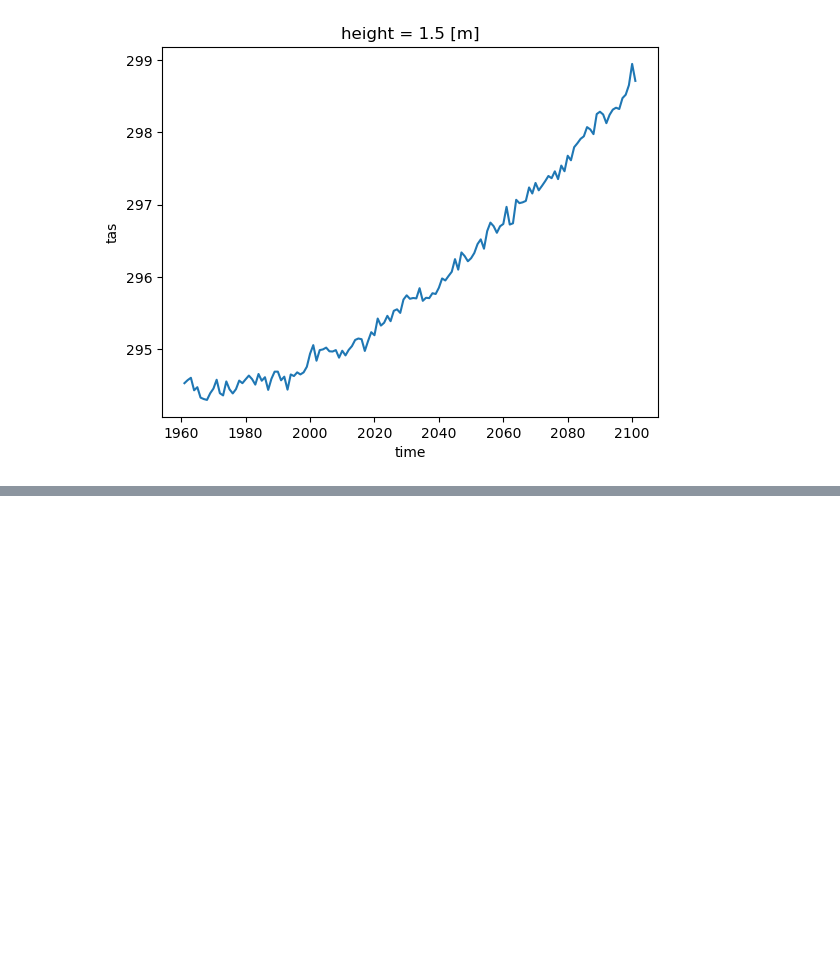
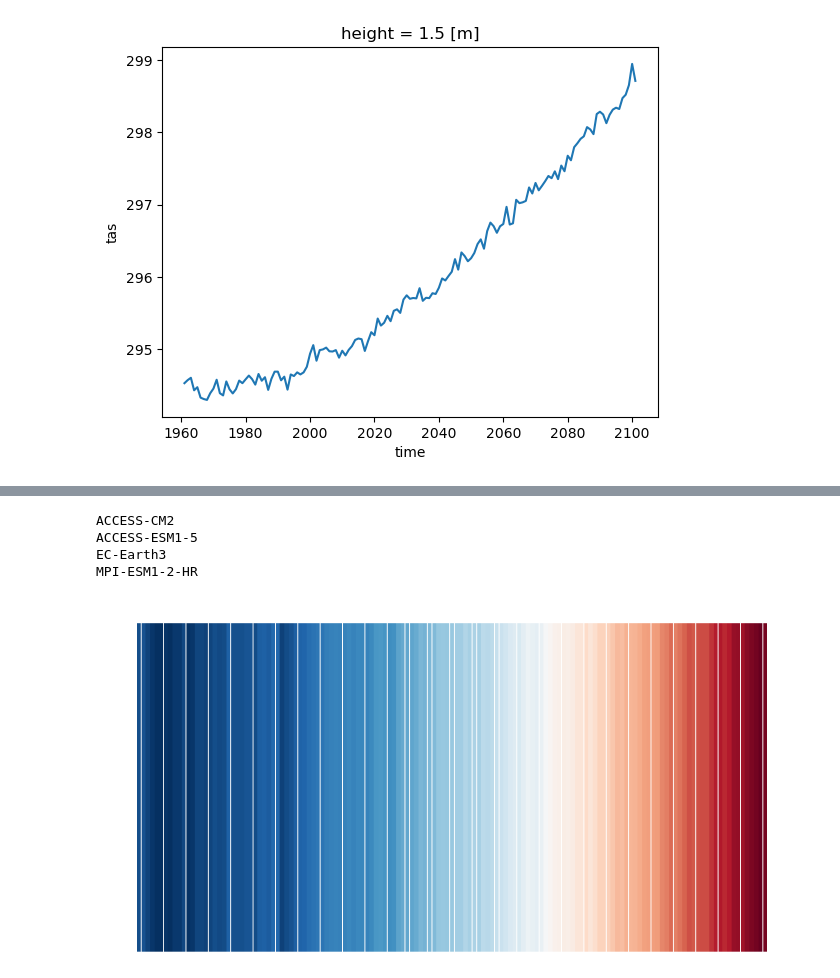
Before and after one commit to joshuatorrance/barpa-barra2-amos2024, a Jupyter notebook: AMOS2024_exercise_barpa_annual_mean_solution.ipynb, the cells around one changed output, grey strips where cells are left out. Drawn from its saved outputs; the diff is of its cells as text; code cells hidden in the pictures; blank space fills up the shorter version.

```diff
--- a/AMOS2024_exercise_barpa_annual_mean_solution.ipynb
+++ b/AMOS2024_exercise_barpa_annual_mean_solution.ipynb
@@ -188,6 +220,6 @@ Consider scattering data ahead of time and using futures.
 # %%
 # !!! REMOVE FOR EXERCISE !!!
 for model in model_list:
-    plt.plot(prhmax_model_mn[model]["time"].dt.year, prhmax_model_mn[model], label=model)
+    plt.plot(dict_da_pr_model[model]["time"].dt.year, dict_da_pr_model[model], label=model)
     plt.legend()
     plt.title("Annual maximum hourly precipitation rate")
@@ -195,0 +238,56 @@ for model in model_list:
+# %%
+# !!! REMOVE FOR EXERCISE !!!
+dict_da_tas_model = {}
+for model in model_list:
+    # Load historical data
+    ds_tas_hist = loaddata.load_barpa_data(
+                'BARPA-R',
+                model,
+                'historical',
+                'mon',
+                'tas'
+    )
+    # Load ssp data
+    ds_tas_ssp = loaddata.load_barpa_data(
+                'BARPA-R',
+                model,
+                'ssp370',
+                'mon',
+                'tas'
+    )
+
+    dict_da_tas_model[model] = xr.concat(
+        [ds_tas_hist, ds_tas_ssp],
+        dim="time"
+    )["tas"]
+# %% [output]
+ACCESS-CM2
+ACCESS-ESM1-5
+EC-Earth3
+MPI-ESM1-2-HR
+# %%
+# !!! REMOVE FOR EXERCISE !!!
+dict_da_tas_model_mn = {}
+for model in model_list:
+    dict_da_tas_model_mn[model] = dict_da_tas_model[model].mean(["lat", "lon"]).resample({"time":"1Y"}).mean().compute()
+# %%
+# !!! REMOVE FOR EXERCISE !!!
+da_tas_model = xr.concat(
+    [dict_da_tas_model_mn[model] for model in model_list],
+    pd.Index(model_list, name="model")
+)
+da_tas_ensmean = da_tas_model.mean("model")
+# %%
+# !!! REMOVE FOR EXERCISE !!!
+def climate_stripes(da, cmap="RdBu_r"):
+    fig = plt.figure(figsize=plt.figaspect(0.5))
+    cmap = plt.cm.get_cmap(cmap)
+    norm = plt.Normalize(da.min(), da.max())
+    colors = cmap(norm(da))
+    plt.bar(da["time"].dt.year, 1, width=0.95, color=colors)
+    plt.axis('off')
+# %%
+# !!! REMOVE FOR EXERCISE !!!
+climate_stripes(da_tas_ensmean)
+# %% [output]
+[figure, added]
```
Also changed, not shown: parts of 20 cells of this notebook.
